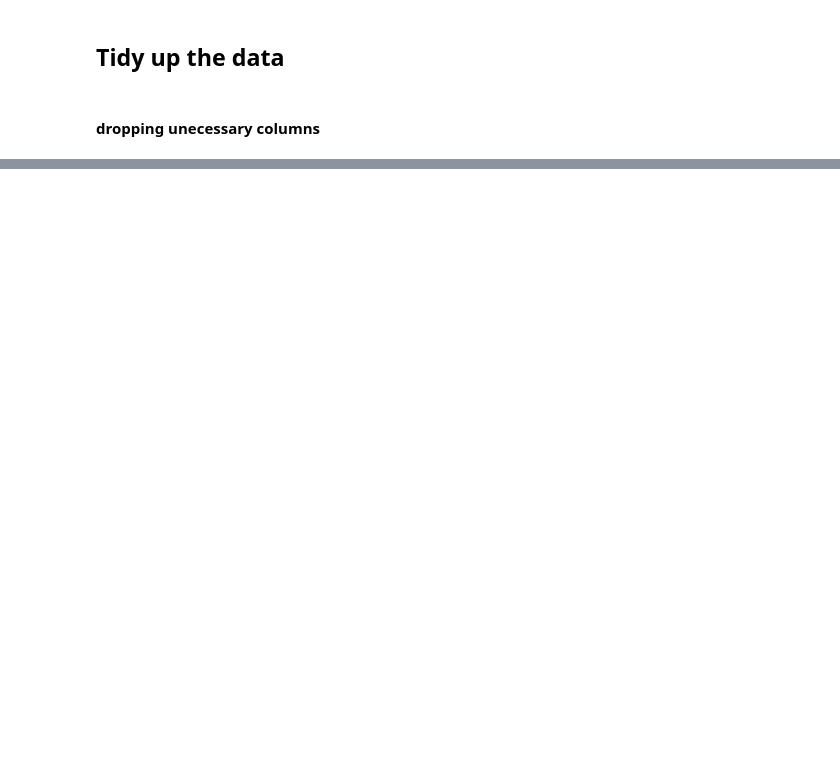
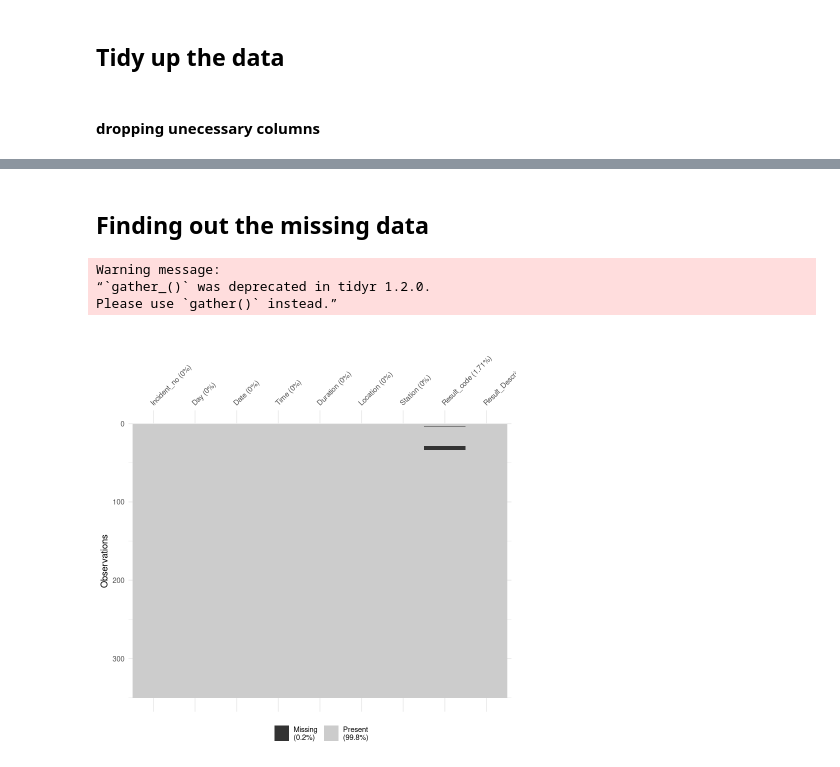
Before and after one commit to dianame10/DATA201, a Jupyter notebook: Fire-incident-data.ipynb, the cells around one changed output, grey strips where cells are left out. Saved outputs shown, nothing was run; the diff lists cells and outputs as text; code cells hidden in the pictures; blank space fills up the shorter version.

Commit message:
handle missing data and create main function to make the data reproducible

```diff
--- a/Fire-incident-data.ipynb
+++ b/Fire-incident-data.ipynb
@@ -379,6 +418,6 @@ A tibble: 343 × 11
 # %% [markdown]
 #### dropping unecessary columns
 # %%
-the_tibble <- the_tibble %>% select(Incident_no,Day, Date, Time, Duration, Location, Station, Result_code, Result_Description) %>% na.omit()
+the_tibble <- the_tibble %>% select(Incident_no,Day, Date, Time, Duration, Location, Station, Result_code, Result_Description)
 the_tibble
 # %% [output]
@@ -424,3 +463,5 @@ A tibble: 343 × 9
 | F3575468 | Sun | 2022-10-09 | 22:30:00 | 00:00:00 | PALMERSTON NORTH PALMERSTON NORTH... | Milson | 1500 | MISCELLANEOUS FIRE (MIN) |
 | F3575474 | Sun | 2022-10-09 | 23:00:00 | 00:00:00 | FAIRFIELD LOWER HUTT CITY | Avalon | 3100 | RESCUE,EMERGENCY,MEDICAL CALL (MED) |
 | F3575476 | Sun | 2022-10-09 | 23:30:00 | 00:00:00 | WAIKANAE KAPITI COAST DISTRICT | Waikanae | 3100 | RESCUE,EMERGENCY,MEDICAL CALL (MIN) |
+# %% [markdown]
+## Finding out the missing data
@@ -426,0 +470,8 @@ A tibble: 343 × 9
+# %%
+check_tibble <- the_tibble %>% vis_miss()
+check_tibble
+# %% [output]
+Warning message:
+“`gather_()` was deprecated in tidyr 1.2.0.
+Please use `gather()` instead.”
+[figure, added]
```
Also changed, not shown: parts of 16 cells of this notebook.
